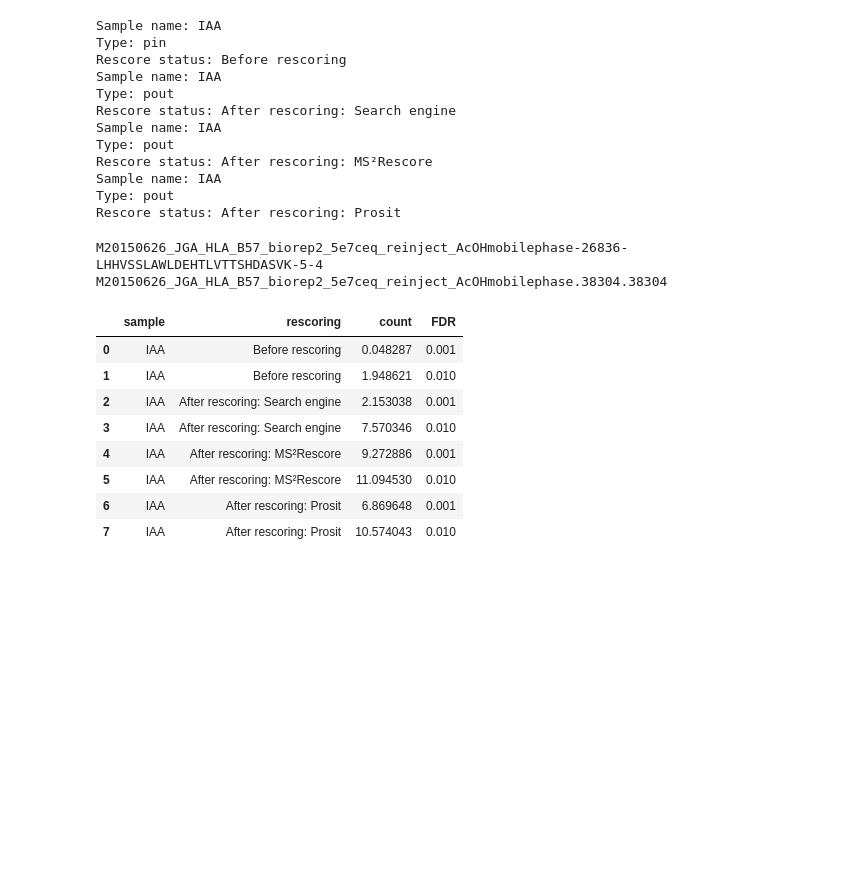
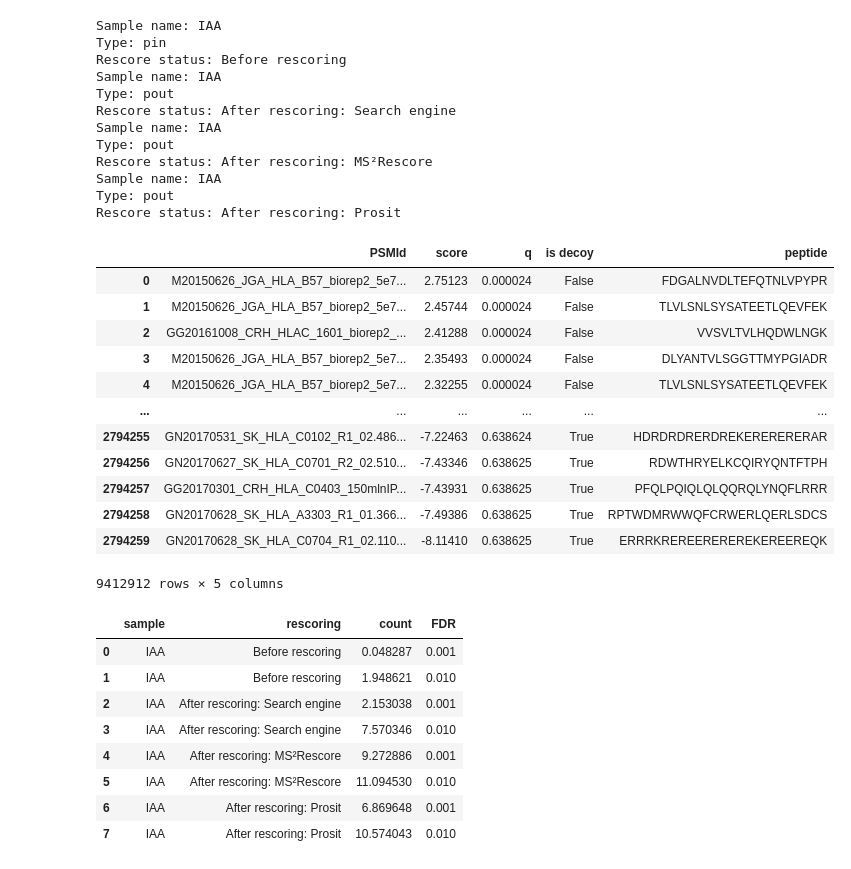
Before and after one commit to compomics/ms2rescore-immunopeptidomics-manuscript, a Jupyter notebook: notebooks/MS2rescore_output_analysis.ipynb, the cells around one changed output. Saved outputs shown, nothing was run; the diff lists cells and outputs as text; code cells hidden in the pictures; blank space fills up the shorter version.

```diff
--- a/notebooks/MS2rescore_output_analysis.ipynb
+++ b/notebooks/MS2rescore_output_analysis.ipynb
@@ -190,12 +194,22 @@ pin_A.df = pd.concat([pin.df, pin_A.df])
 searchengine_A.df = pd.concat([searchengine.df, searchengine_A.df])
 ms2rescore_A.df = pd.concat([ms2rescore.df, ms2rescore_A.df])
 prosit_A.df = pd.concat([prosit.df, prosit_A.df])
-# %%
-print(prosit_A.df["PSMId"].iloc[0])
-print(ms2rescore_A.df["PSMId"].iloc[0])
-# %% [output]
-M20150626_JGA_HLA_B57_biorep2_5e7ceq_reinject_AcOHmobilephase-26836-LHHVSSLAWLDEHTLVTTSHDASVK-5-4
-M20150626_JGA_HLA_B57_biorep2_5e7ceq_reinject_AcOHmobilephase.38304.38304
+# %%
+ms2rescore_A.df
+# %% [output]
+|  | PSMId | score | q | is decoy | peptide |
+| 0 | M20150626_JGA_HLA_B57_biorep2_5e7... | 2.75123 | 0.000024 | False | FDGALNVDLTEFQTNLVPYPR |
+| 1 | M20150626_JGA_HLA_B57_biorep2_5e7... | 2.45744 | 0.000024 | False | TLVLSNLSYSATEETLQEVFEK |
+| 2 | GG20161008_CRH_HLAC_1601_biorep2_... | 2.41288 | 0.000024 | False | VVSVLTVLHQDWLNGK |
+| 3 | M20150626_JGA_HLA_B57_biorep2_5e7... | 2.35493 | 0.000024 | False | DLYANTVLSGGTTMYPGIADR |
+| 4 | M20150626_JGA_HLA_B57_biorep2_5e7... | 2.32255 | 0.000024 | False | TLVLSNLSYSATEETLQEVFEK |
+| ... | ... | ... | ... | ... | ... |
+| 2794255 | GN20170531_SK_HLA_C0102_R1_02.486... | -7.22463 | 0.638624 | True | HDRDRDRERDREKERERERERAR |
+| 2794256 | GN20170627_SK_HLA_C0701_R2_02.510... | -7.43346 | 0.638625 | True | RDWTHRYELKCQIRYQNTFTPH |
+| 2794257 | GG20170301_CRH_HLA_C0403_150mlnIP... | -7.43931 | 0.638625 | True | PFQLPQIQLQLQQRQLYNQFLRRR |
+| 2794258 | GN20170628_SK_HLA_A3303_R1_01.366... | -7.49386 | 0.638625 | True | RPTWDMRWWQFCRWERLQERLSDCS |
+| 2794259 | GN20170628_SK_HLA_C0704_R1_02.110... | -8.11410 | 0.638625 | True | ERRRKREREEREREREKEREEREQK |
+9412912 rows × 5 columns
 # %%
 plotting.RescoreRecord._count_identifications([0.001, 0.01])
 plotting.RescoreRecord._separate_unique_peptides(FDR_threshold=[0.001, 0.01])
```
Also changed, not shown: parts of 32 cells of this notebook, 16 other files.
